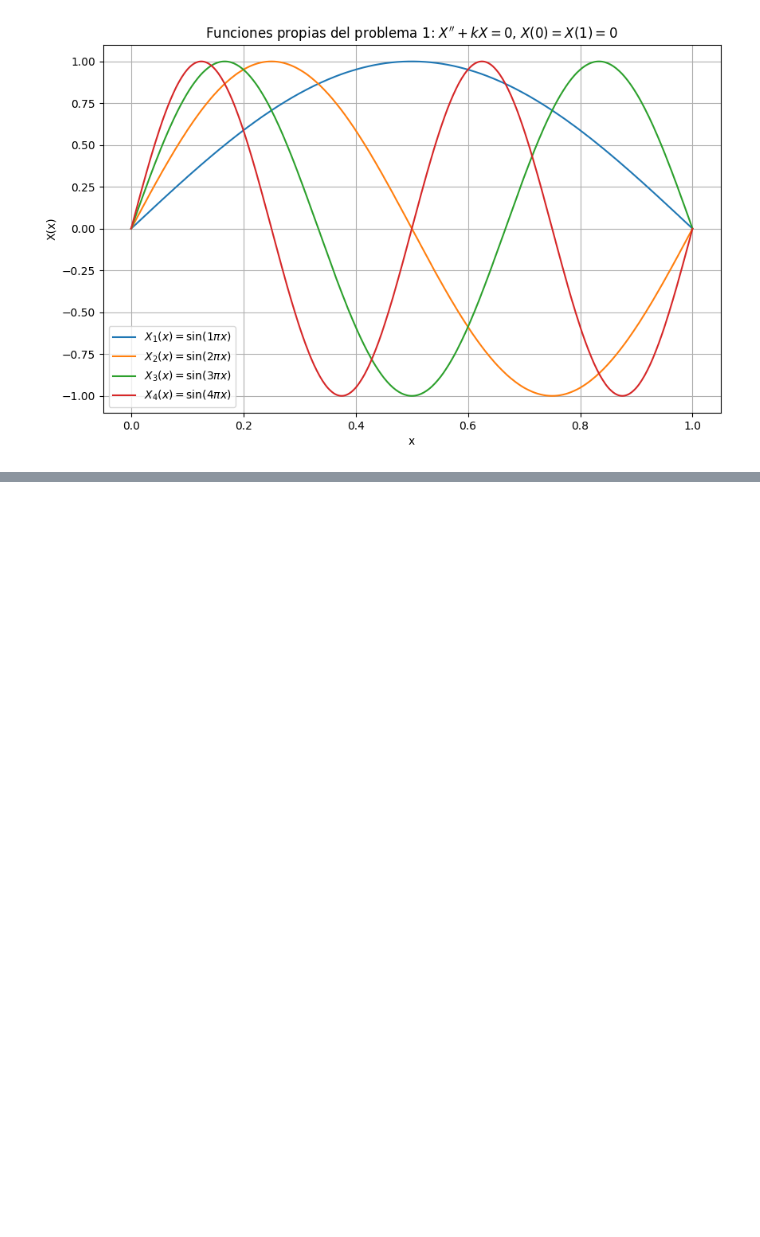
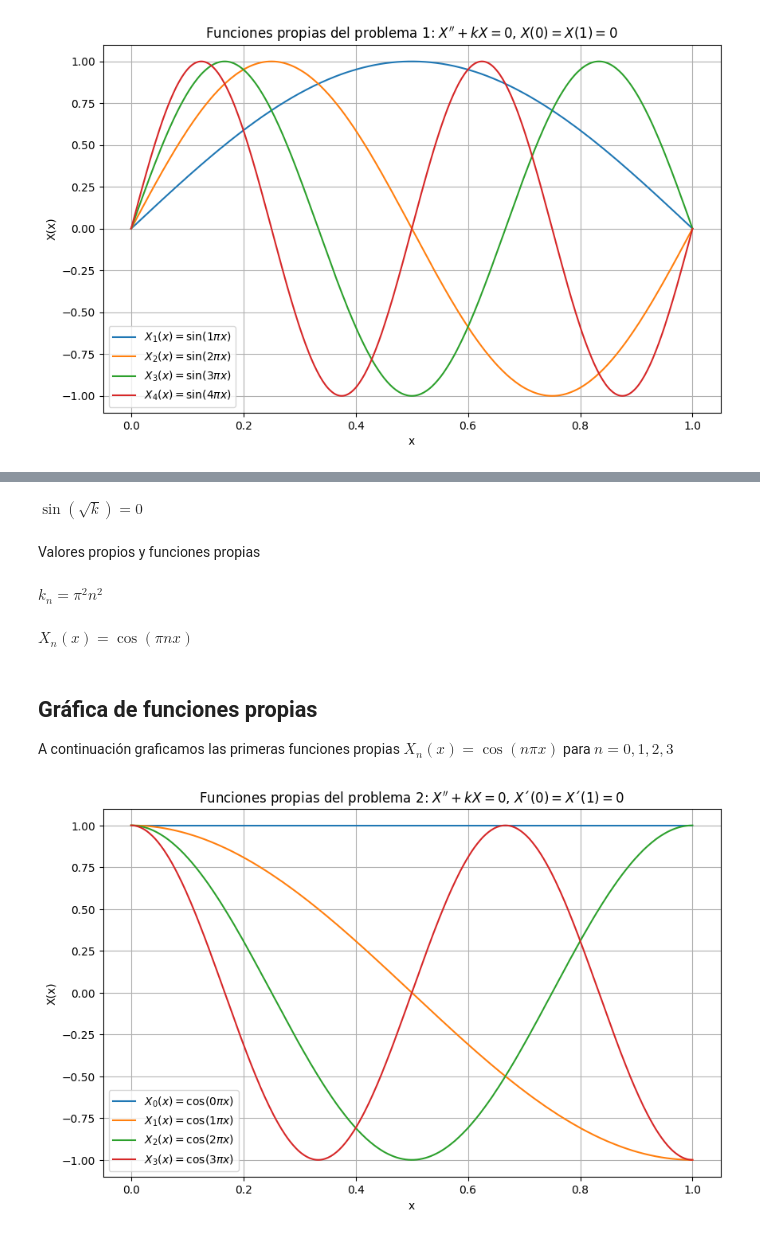
Before and after one commit to KarlaMichelleSorianoSanhez/EDP-1, a Jupyter notebook: Problemas_de_Strum_liouville_con_Sympy.ipynb, the cells around one changed output, grey strips where cells are left out. Cells and saved outputs as stored; diff of their text form; code cells hidden in the pictures; blank space fills up the shorter version.

```diff
--- a/Problemas_de_Strum_liouville_con_Sympy.ipynb
+++ b/Problemas_de_Strum_liouville_con_Sympy.ipynb
@@ -114,15 +99,16 @@ $\displaystyle X_{n}{\left(x \right)} = \sin{\left(\pi n x \right)}$
 Graficar las funciones propias
 # %%
 import matplotlib.pyplot as plt
-# Graficamos Xn(x) = sin(nπx) para n = 1, 2, 3, 4
-x_vals = np.linspace(0, 1, 400)
+#graficamos Xn(x)=sin(nπx) para n= 1, 2, 3, 4
+x_vals=np.linspace(0, 1, 400)
 
 plt.figure(figsize=(10,6))
-for n_val in range(1, 5):
-    y_vals = np.sin(n_val * np.pi * x_vals)
-    plt.plot(x_vals, y_vals, label=f"$X_{n_val}(x) = \sin({n_val}\pi x)$")
+for n_val in range(1,5):
+    y_vals=np.sin(n_val*np.pi*x_vals)
+    plt.plot(x_vals, y_vals, label=f"$X_{n_val}(x) = \\sin({n_val}\\pi x)$")
 
-plt.title("Funciones propias del problema 1: $X'' + kX = 0$, $X(0)=X(1)=0$")
+
+plt.title("Funciones propias del problema 1: $X'' +kX =0$, $X(0)=X(1)=0$")
 plt.xlabel("x")
 plt.ylabel("X(x)")
 plt.grid(True)
@@ -132,0 +221,47 @@ plt.show()
+# %%
+#Derivada de la solución
+X_expr2_prime=sp.diff(X_expr2, x)
+
+#Aplicamos condiciones de frontera
+cond2_0=X_expr2_prime.subs(x,0) #Implica C1=0
+cond2_1=X_expr2_prime.subs({x:1, C1:0}) # Implica sin(sqrt(k)) = 0
+
+#Ecuacion resuoltante para hallar los k_n
+eq_k2=sp.Eq(sp.sin(sp.sqrt(k)), 0)
+eq_k2
+# %% [output]
+$\displaystyle \sin{\left(\sqrt{k} \right)} = 0$
+# %% [markdown]
+Valores propios y funciones propias
+# %%
+# Definimos valores propios y funciones propias
+n= sp.symbols("n", integer=True, nonnegative=True)
+k_n2=(n*sp.pi)**2
+Xn2=sp.cos(n*sp.pi*x)
+display(sp.Eq(sp.Symbol("k_n"), k_n2))
+display(sp.Eq(sp.Function("X_n")(x), Xn2))
+# %% [output]
+$\displaystyle k_{n} = \pi^{2} n^{2}$
+$\displaystyle X_{n}{\left(x \right)} = \cos{\left(\pi n x \right)}$
+# %% [markdown]
+## Gráfica de funciones propias
+A continuación graficamos las primeras funciones propias $ X_n(x) = \cos(n \pi x) $ para $ n = 0, 1, 2, 3 $
+# %%
+
+#graficamos Xn(x)=cos(nπx) para n= 1, 2, 3, 4
+x_vals=np.linspace(0, 1, 400)
+
+plt.figure(figsize=(10,6))
+for n_val in range(0,4):
+    y_vals=np.cos(n_val*np.pi*x_vals)
+    plt.plot(x_vals, y_vals, label=f"$X_{n_val}(x) = \\cos({n_val}\\pi x)$")
+
+
+plt.title("Funciones propias del problema 2: $X'' +kX =0$, $X´(0)=X´(1)=0$")
+plt.xlabel("x")
+plt.ylabel("X(x)")
+plt.grid(True)
+plt.legend()
+plt.show()
+# %% [output]
+[figure, added]
```
Also changed, not shown: parts of 12 cells of this notebook.
